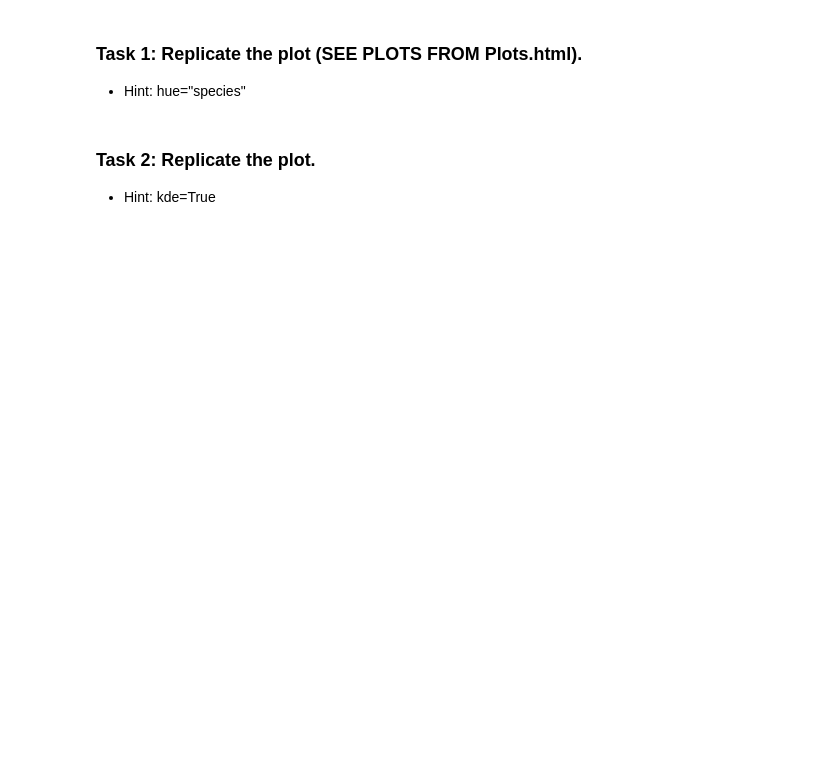
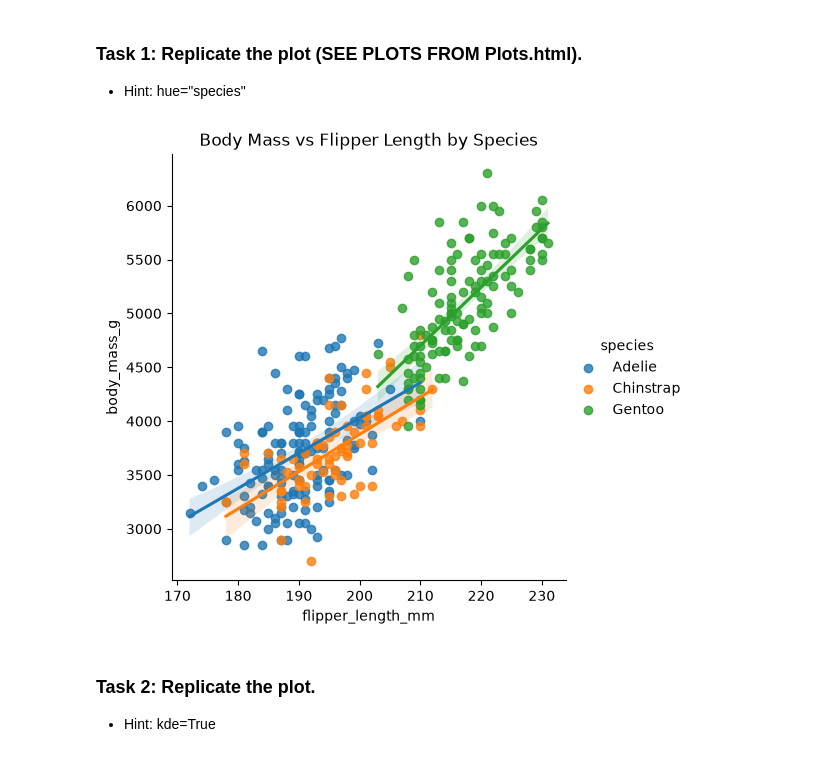
Before and after one commit to buicaothe/PYTHON, a Jupyter notebook: DATA MANAGEMENT/Labweek40/Visualizing.ipynb, the cells around one changed output. Cells and saved outputs as stored; diff of their text form; code cells hidden in the pictures; blank space fills up the shorter version.

```diff
--- a/DATA MANAGEMENT/Labweek40/Visualizing.ipynb
+++ b/DATA MANAGEMENT/Labweek40/Visualizing.ipynb
@@ -20,3 +35,5 @@ penguins.info()
 ### Task 0: Drop missing values and check they were dropped.
 # %%
 # Your code here
+penguins = penguins.dropna()
+penguins.info()
@@ -51,3 +97,11 @@ https://seaborn.pydata.org/tutorial/function_overview.html
+# %%
+sns.lmplot(data=penguins, x="flipper_length_mm", y="body_mass_g", hue="species")
+plt.xlabel('flipper_length_mm', fontsize=10)
+plt.ylabel('body_mass_g', fontsize=10)
+plt.title("Body Mass vs Flipper Length by Species", fontsize=12)
+plt.show()
+# %% [output]
+[figure, added]
 # %% [markdown]
 ### Task 2: Replicate the plot.
 - Hint: kde=True
```
Also changed, not shown: parts of 22 cells of this notebook, 1 other file.
